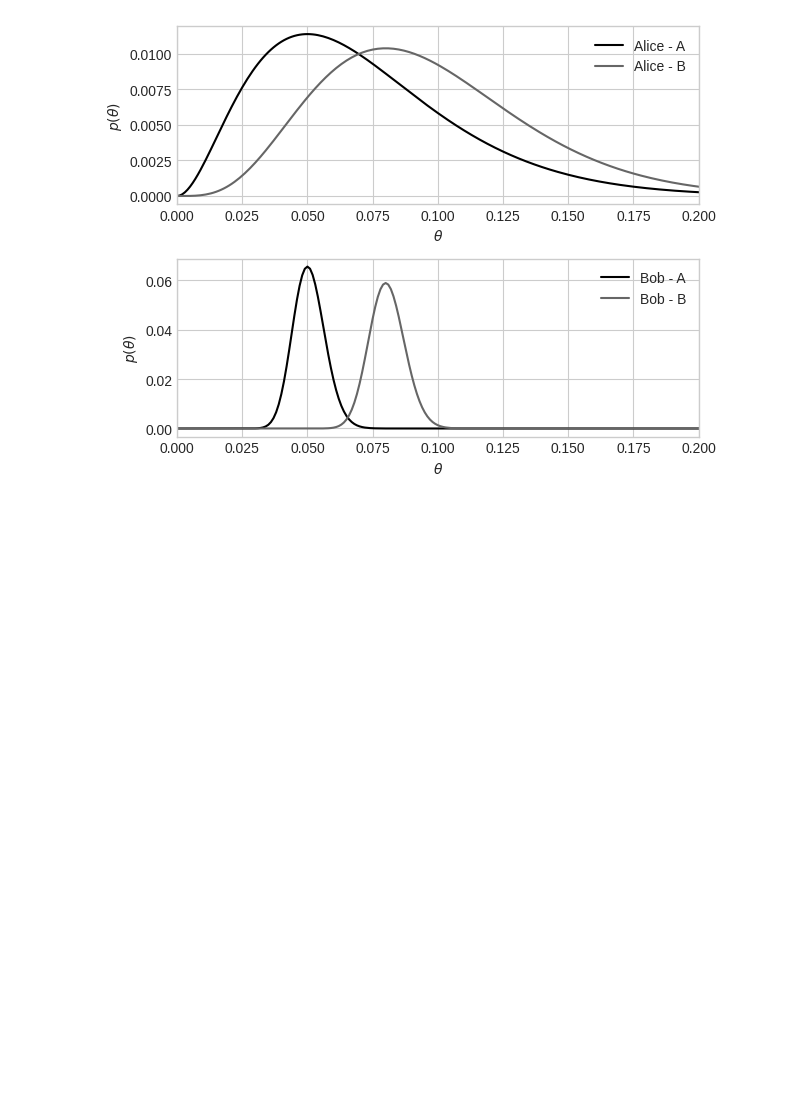
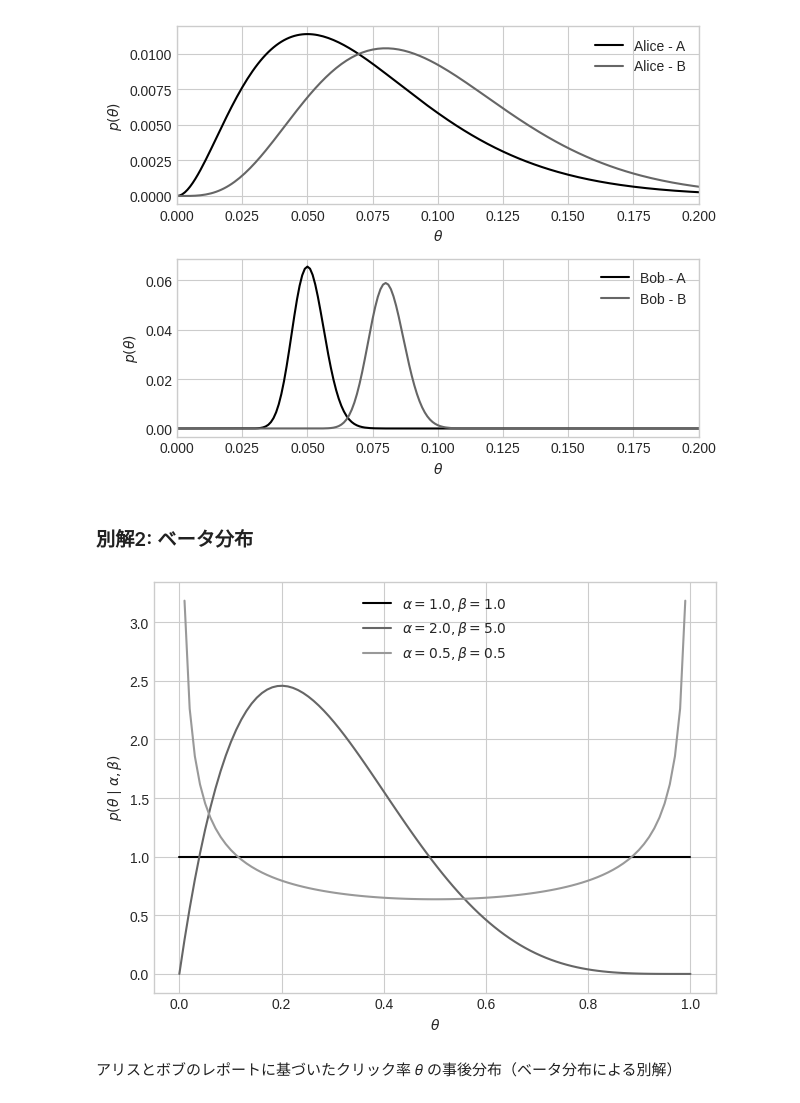
Before and after one commit to yuji-sgs/web-optimization, a Jupyter notebook: cahpter1.ipynb, the cells around one changed output. Saved outputs shown, nothing was run; the diff lists cells and outputs as text; code cells hidden in the pictures; blank space fills up the shorter version.

Commit message:
ベータ分布によるベイズ推論

```diff
--- a/cahpter1.ipynb
+++ b/cahpter1.ipynb
@@ -284,3 +284,20 @@ plt.tight_layout()
 plt.show()
 # %% [output]
 [figure]
+# %% [markdown]
+### 別解2: ベータ分布
+# %%
+# さまざまなベータ分布の例
+x = np.linspace(0, 1, 100)
+params = [(1, 1), (2, 5), (0.5, 0.5)]
+for alpha, beta in params:
+  plt.plot(x, stats.beta.pdf(x, alpha, beta),
+      label=r'$\alpha=%.1f, \beta=%.1f$' % (alpha, beta))
+plt.xlabel(r'$\theta$')
+plt.ylabel(r'$p(\theta\mid\alpha, \beta)$')
+plt.legend()
+plt.tight_layout()
+# %% [output]
+[figure, added]
+# %% [markdown]
+アリスとボブのレポートに基づいたクリック率  𝜃  の事後分布（ベータ分布による別解）
```
Also changed, not shown: parts of 2 cells of this notebook.
